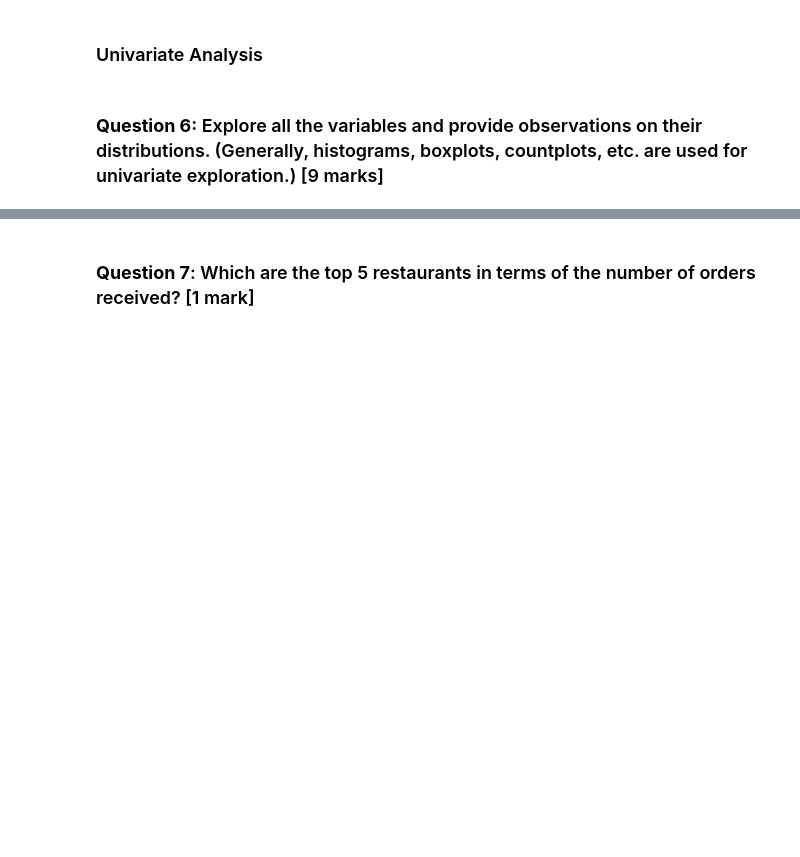
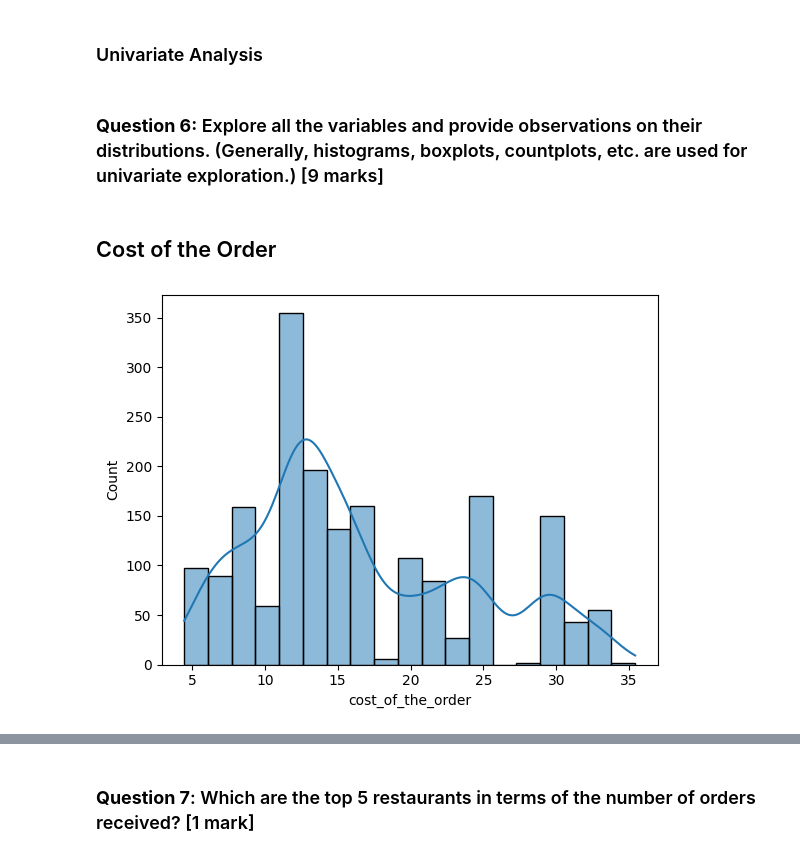
Before and after one commit to boborodono/Great_Learning, a Jupyter notebook: Great Learning/Project 1- Python Foundations - Food Hub/PYF_Project_LearnerNotebook_FullCode.ipynb, the cells around one changed output, grey strips where cells are left out. Drawn from its saved outputs; the diff is of its cells as text; code cells hidden in the pictures; blank space fills up the shorter version.

```diff
--- a/Great Learning/Project 1- Python Foundations - Food Hub/PYF_Project_LearnerNotebook_FullCode.ipynb
+++ b/Great Learning/Project 1- Python Foundations - Food Hub/PYF_Project_LearnerNotebook_FullCode.ipynb
@@ -126,0 +139,6 @@ Name: food_preparation_time, dtype: float64
+# %% [markdown]
+## Cost of the Order
+# %%
+sns.histplot(data = df, x = 'cost_of_the_order', kde=True);
+# %% [output]
+[figure, added]
```
Also changed, not shown: parts of 48 cells of this notebook, 12 other files.
